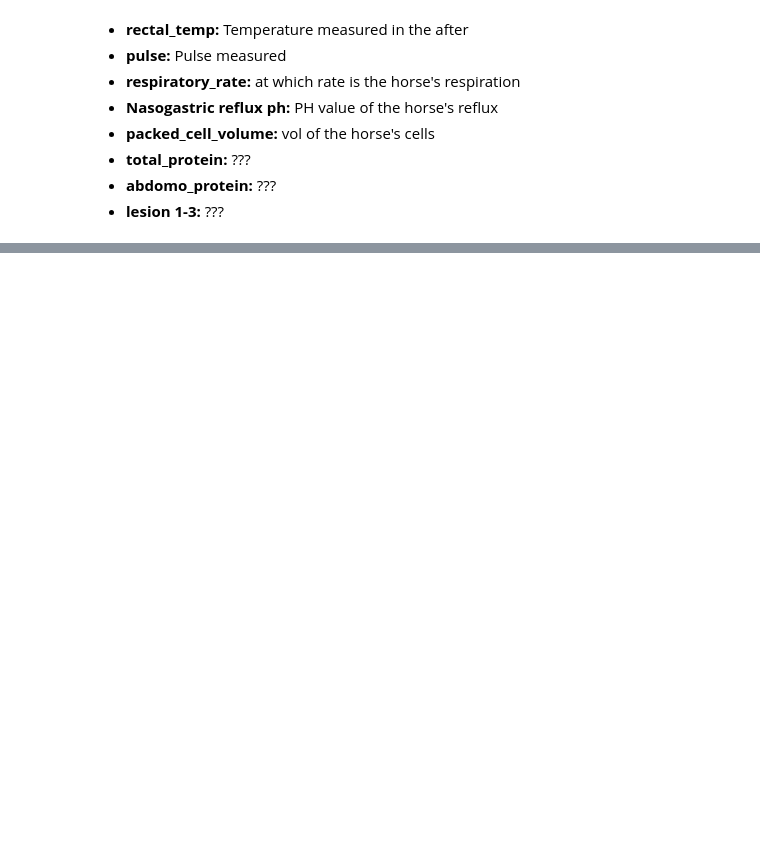
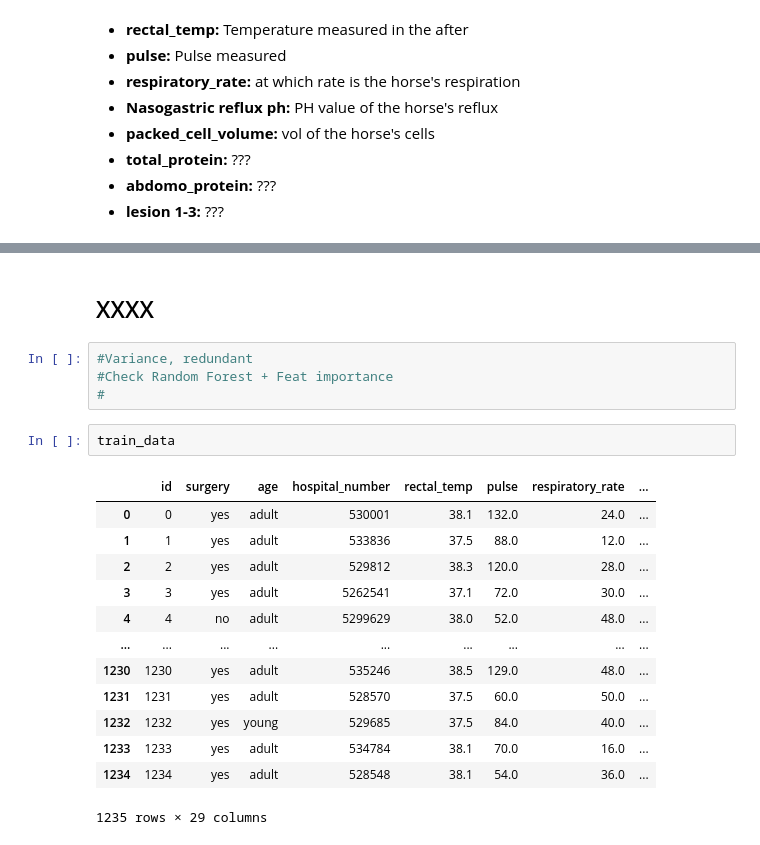
Before and after one commit to RobinWesselmann/classification_Horse_Health_Outcome, a Jupyter notebook: notebooks/EDA.ipynb, the cells around one changed output, grey strips where cells are left out. Cells and saved outputs as stored; diff of their text form; blank space fills up the shorter version.

```diff
--- a/notebooks/EDA.ipynb
+++ b/notebooks/EDA.ipynb
@@ -185,0 +325,22 @@ fig.tight_layout()
+# %% [markdown]
+## XXXX
+# %%
+#Variance, redundant
+#Check Random Forest + Feat importance
+#
+# %%
+train_data
+# %% [output]
+|  | id | surgery | age | hospital_number | rectal_temp | pulse | respiratory_rate | ... |
+| 0 | 0 | yes | adult | 530001 | 38.1 | 132.0 | 24.0 | ... |
+| 1 | 1 | yes | adult | 533836 | 37.5 | 88.0 | 12.0 | ... |
+| 2 | 2 | yes | adult | 529812 | 38.3 | 120.0 | 28.0 | ... |
+| 3 | 3 | yes | adult | 5262541 | 37.1 | 72.0 | 30.0 | ... |
+| 4 | 4 | no | adult | 5299629 | 38.0 | 52.0 | 48.0 | ... |
+| ... | ... | ... | ... | ... | ... | ... | ... | ... |
+| 1230 | 1230 | yes | adult | 535246 | 38.5 | 129.0 | 48.0 | ... |
+| 1231 | 1231 | yes | adult | 528570 | 37.5 | 60.0 | 50.0 | ... |
+| 1232 | 1232 | yes | young | 529685 | 37.5 | 84.0 | 40.0 | ... |
+| 1233 | 1233 | yes | adult | 534784 | 38.1 | 70.0 | 16.0 | ... |
+| 1234 | 1234 | yes | adult | 528548 | 38.1 | 54.0 | 36.0 | ... |
+1235 rows × 29 columns
```
Also changed, not shown: parts of 23 cells of this notebook, 1 other file.
